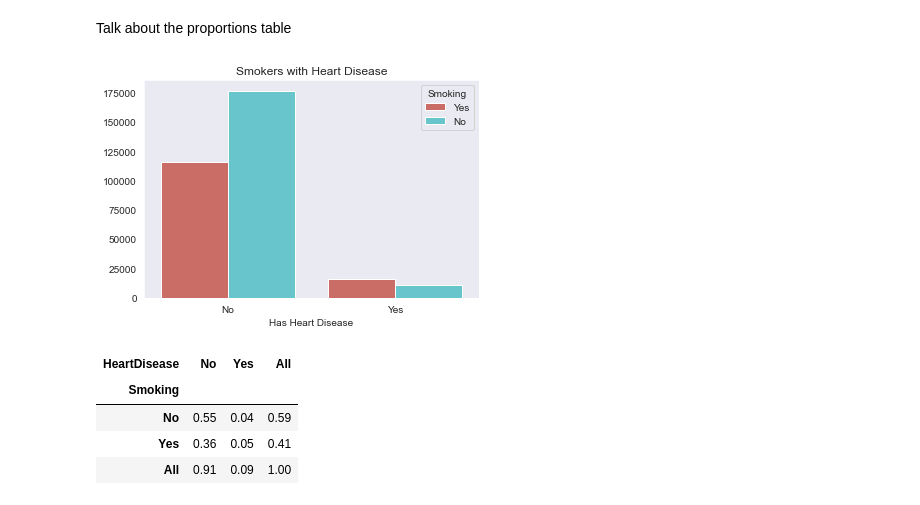
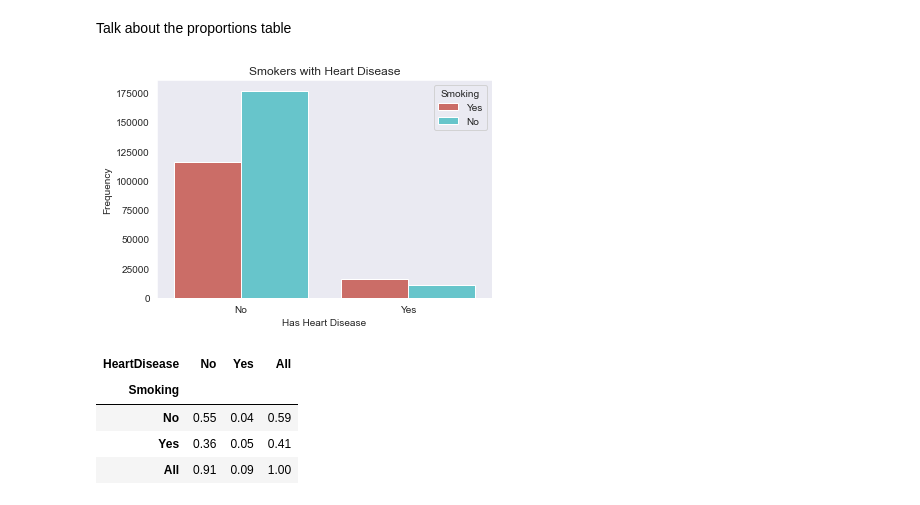
Before and after one commit to ChrisGarciaDS/HeartDisease, a Jupyter notebook: heartdisease.ipynb, the cells around one changed output. Saved outputs shown, nothing was run; the diff lists cells and outputs as text; code cells hidden in the pictures.

```diff
--- a/heartdisease.ipynb
+++ b/heartdisease.ipynb
@@ -126,11 +128,11 @@ Talk about the proportions table
 # %%
 # lets check smokers that have heart disease
 # use for paper
 sns.countplot(data = heart_df, x = 'HeartDisease', hue = 'Smoking', palette='hls')
 plt.title('Smokers with Heart Disease')
 plt.xlabel('Has Heart Disease')
-plt.ylabel(None)
+plt.ylabel('Frequency')
 plt.show()
 # %% [output]
-[figure, old version]
+[figure, new version]
 # %%
```
Also changed, not shown: parts of 14 cells of this notebook.
